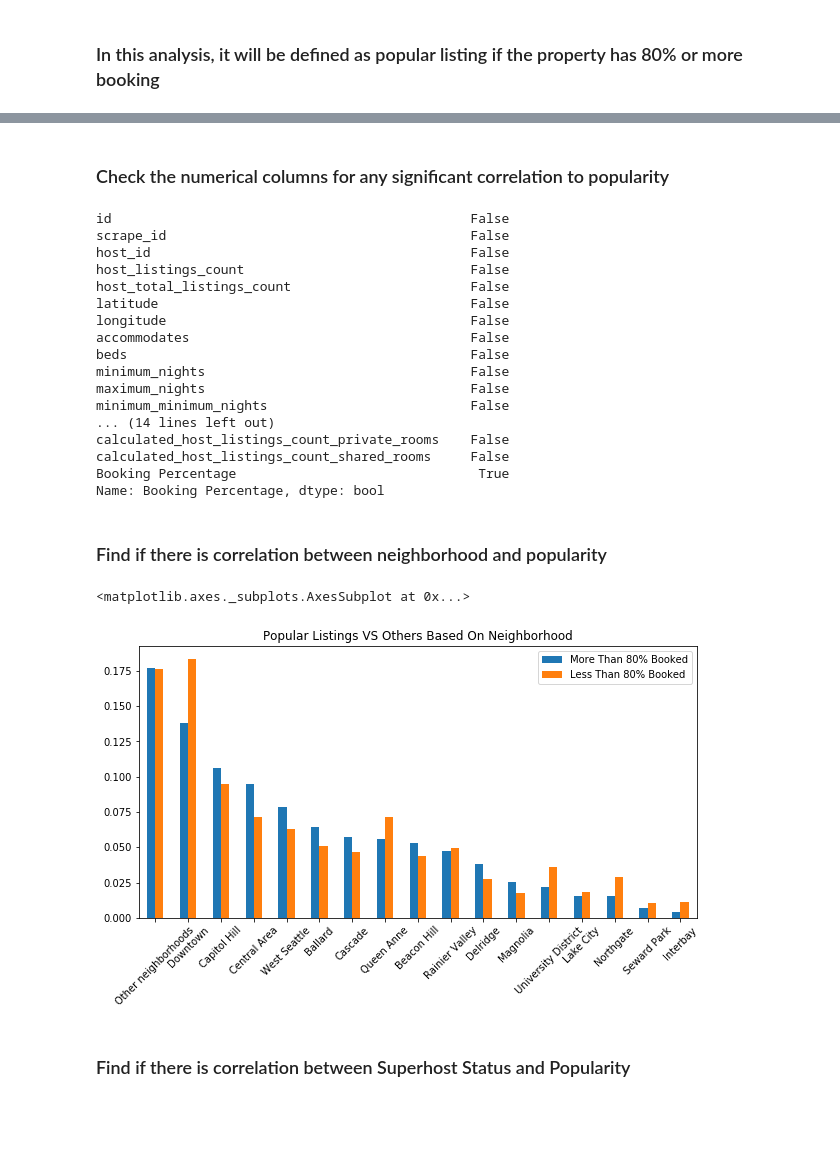
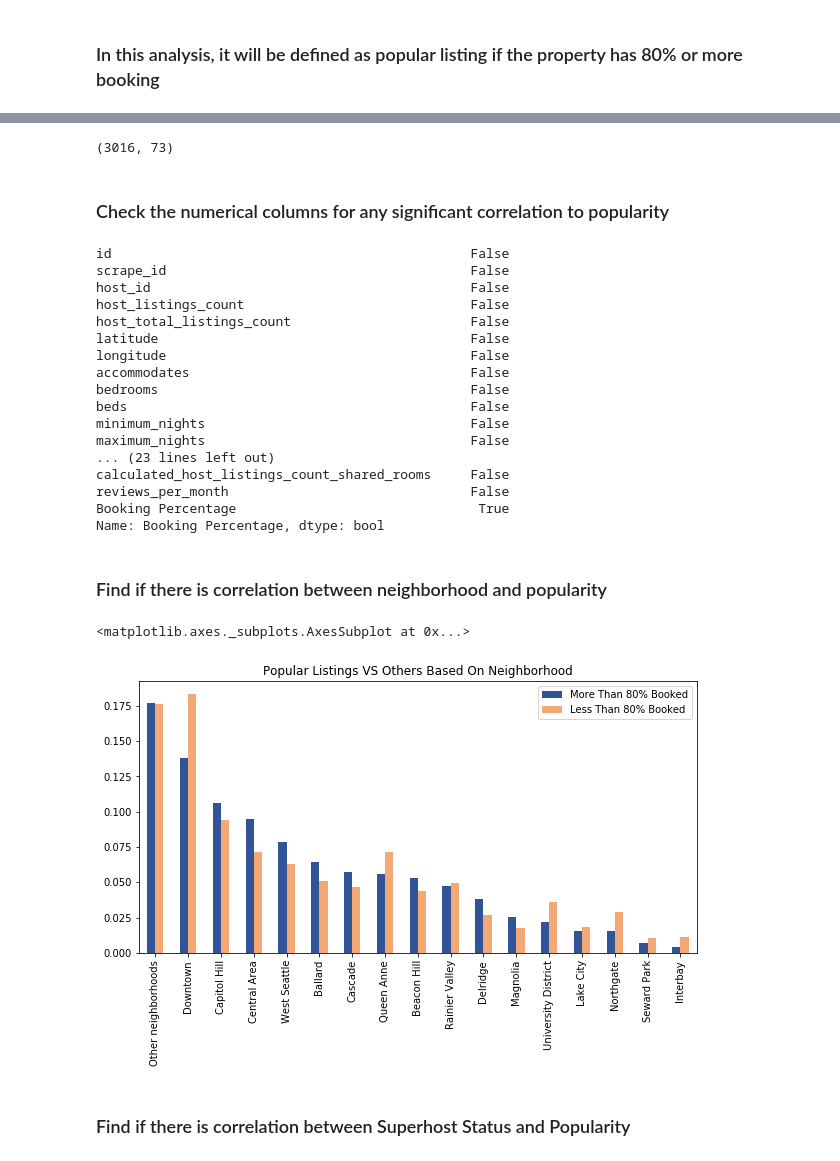
Before and after one commit to bayarealife/AirBnb_Seattle_Data_Analysis, a Jupyter notebook: AirBnB_Seattle_Data_Analysis.ipynb, the cells around one changed output, grey strips where cells are left out. Cells and saved outputs as stored; diff of their text form; code cells hidden in the pictures; blank space fills up the shorter version.

Commit message:
Changed chart colors

```diff
--- a/AirBnB_Seattle_Data_Analysis.ipynb
+++ b/AirBnB_Seattle_Data_Analysis.ipynb
@@ -106,11 +70,13 @@ df_listing.describe()
 8 rows × 39 columns
 # %% [markdown]
 ### Clean the dataframes by removing columns with no or little values
+# %%
+df_listing_cp = df_listing.copy()
 # %%
 ## Drop columns which contain no value
 print('The following columns have no values and will be removed:')
-print(df_listing.columns[df_listing.isna().all()])
-df_listing.drop(columns=df_listing.columns[df_listing.isna().all()], inplace=True)
+print(df_listing_cp.columns[df_listing_cp.isna().all()])
+df_listing_cp.drop(columns=df_listing_cp.columns[df_listing_cp.isna().all()], inplace=True)
 # %% [output]
 The following columns have no values and will be removed:
 Index(['bathrooms', 'calendar_updated'], dtype='object')
@@ -168,6 +99,6 @@ The list of new columns are:
 # %%
 ## Add the percentage of booking.  -- Higher the percentage, more popular the listing
 ## Higher the number, the popular the listing
-df_listing['Booking Percentage'] = (365-df_listing['availability_365'])/365 * 100
+df_listing_cp['Booking Percentage'] = (365-df_listing_cp['availability_365'])/365 * 100
 # %% [markdown]
 ### In this analysis, it will be defined as popular listing if the property has 80% or more booking
@@ -174,8 +110,12 @@ df_listing['Booking Percentage'] = (365-df_listing['availability_365'])/365 * 10
+# %%
+df_listing_cp[df_listing_cp['Booking Percentage']<80].shape
+# %% [output]
+(3016, 73)
 # %% [markdown]
 ### Check the numerical columns for any significant correlation to popularity
 # %%
 ## Using correlation coefficience for numerical columns did not show any significant correlation for popular listings
-abs(df_listing.corr()['Booking Percentage'])>=0.3
+abs(df_listing_cp.corr()['Booking Percentage'])>=0.3
 # %% [output]
 id                                              False
 scrape_id                                       False
@@ -185,12 +125,12 @@ host_total_listings_count                       False
 latitude                                        False
 longitude                                       False
 accommodates                                    False
+bedrooms                                        False
 beds                                            False
 minimum_nights                                  False
 maximum_nights                                  False
-minimum_minimum_nights                          False
-... (14 lines left out)
-calculated_host_listings_count_private_rooms    False
+... (23 lines left out)
 calculated_host_listings_count_shared_rooms     False
+reviews_per_month                               False
 Booking Percentage                               True
 Name: Booking Percentage, dtype: bool
@@ -198,14 +142,15 @@ Name: Booking Percentage, dtype: bool
 ### Find if there is correlation between neighborhood and popularity
 # %%
 ## Check neighbourhood_group_cleansed of popular listings
-df_location=pd.concat([df_listing[df_listing['Booking Percentage']>=80]['neighbourhood_group_cleansed'].value_counts(normalize=True),\
-                       df_listing[df_listing['Booking Percentage']<80]['neighbourhood_group_cleansed'].value_counts(normalize=True)],\
+df_location=pd.concat([df_listing_cp[df_listing_cp['Booking Percentage']>=80]['neighbourhood_group_cleansed'].value_counts(normalize=True),\
+                       df_listing_cp[df_listing_cp['Booking Percentage']<80]['neighbourhood_group_cleansed'].value_counts(normalize=True)],\
                        axis=1)
 df_location.columns=['More Than 80% Booked','Less Than 80% Booked']
-df_location.plot(kind='bar', rot=45, figsize=(10,5), use_index=True, title='Popular Listings VS Others Based On Neighborhood')
+df_location.plot(kind='bar', rot=90, figsize=(10,5), use_index=True, title='Popular Listings VS Others Based On Neighborhood', \
+                 color=['#305496','#F3A875'])
 # %% [output]
 <matplotlib.axes._subplots.AxesSubplot at 0x...>
-[figure, old version]
+[figure, new version]
 # %% [markdown]
 ### Find if there is correlation between Superhost Status and Popularity
 # %%
```
Also changed, not shown: parts of 30 cells of this notebook.
